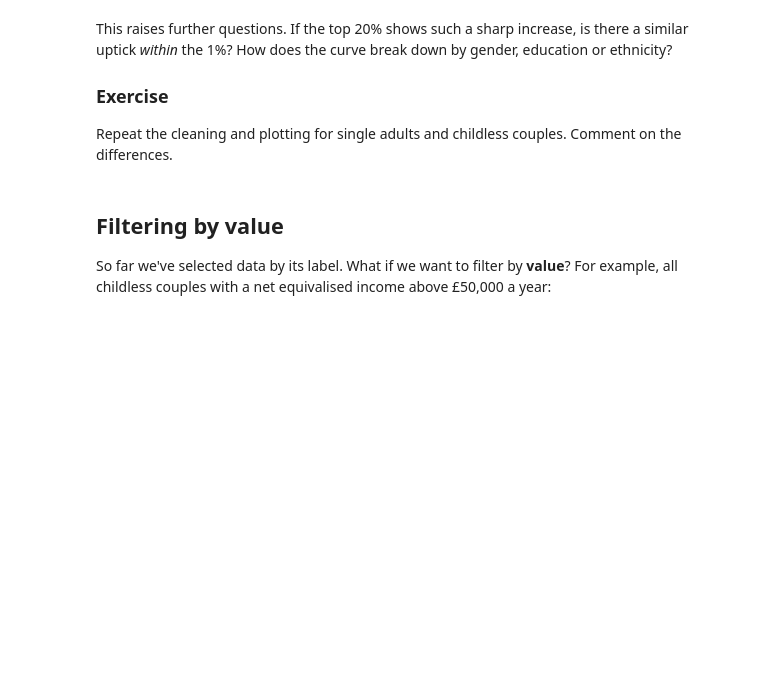
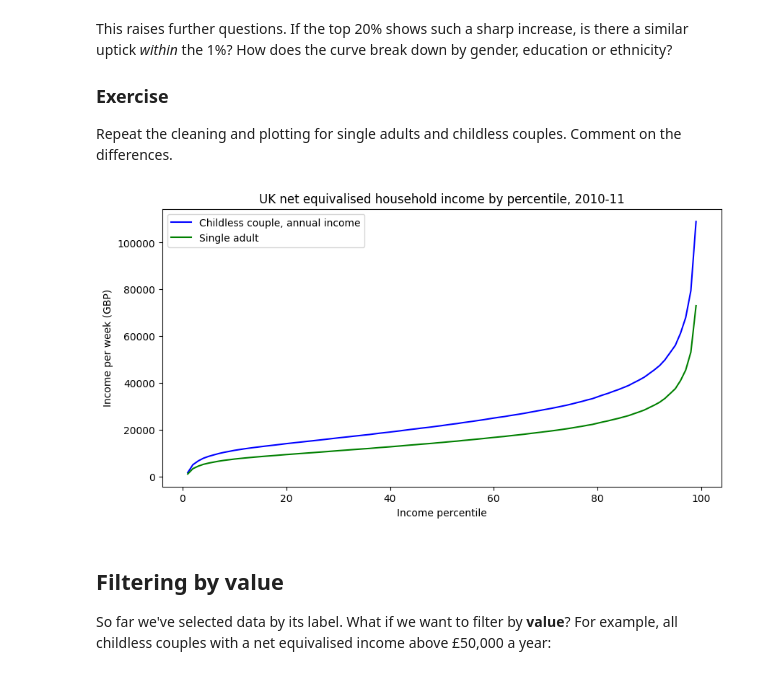
Before and after one commit to jasminebarry/BASC0005, a Jupyter notebook: w02_pandas.ipynb, the cells around one changed output. Cells and saved outputs as stored; diff of their text form; code cells hidden in the pictures; blank space fills up the shorter version.

```diff
--- a/w02_pandas.ipynb
+++ b/w02_pandas.ipynb
@@ -227,3 +270,22 @@ Repeat the cleaning and plotting for single adults and childless couples. Commen
+# %%
+# your code here
+import pandas as pd
+import matplotlib.pyplot as plt
+
+income = pd.read_csv("https://s3.eu-west-2.amazonaws.com/qm2/wk2/incomes.csv", index_col=0)
+weekly = "Net equivalised household income in 2010-11, week" #selected only weekly
+clean = income[["Childless couple, annual income", "Single adult"]] # created new dataset.
+clean = clean.replace(",", "", regex=True).astype(float) # does the cleaning on that new dataset
+# commas are blanked, and changes the data type to explicitly floats.
+# Plotting both columns with specified colors
+clean.plot(color=["blue", "green"])
+
+plt.title("UK net equivalised household income by percentile, 2010-11")
+plt.xlabel("Income percentile")
+plt.ylabel("Income per week (GBP)")
+plt.show()
+# %% [output]
+[figure, added]
 # %% [markdown]
 ## Filtering by value
 
```
Also changed, not shown: parts of 20 cells of this notebook.
